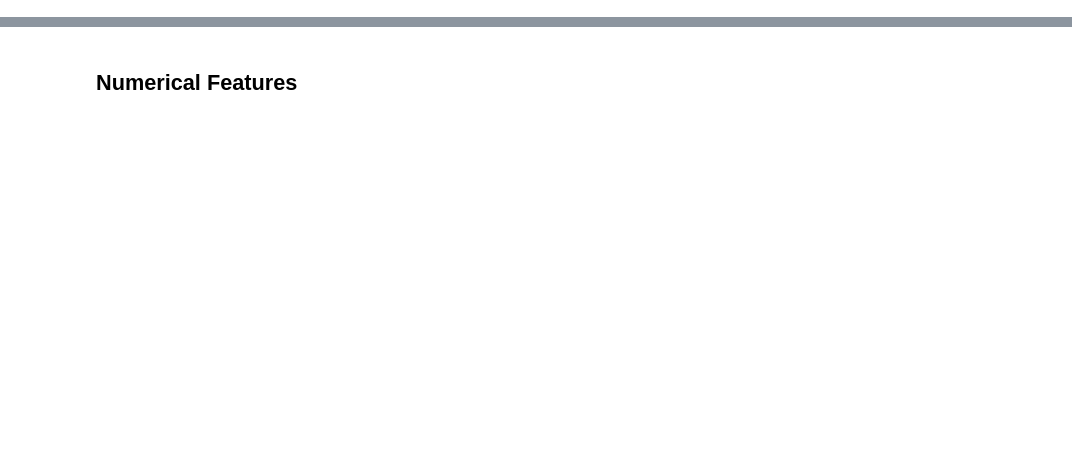
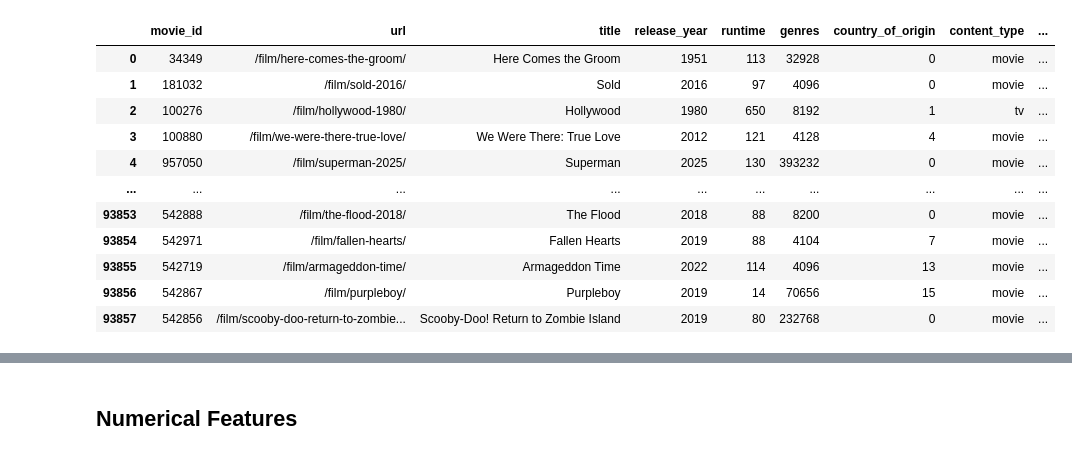
Before and after one commit to victorverma3/Letterboxd-Movie-Recommendations, a Jupyter notebook: backend/eda/feature_exploration.ipynb, the cells around one changed output, grey strips where cells are left out. Drawn from its saved outputs; the diff is of its cells as text; code cells hidden in the pictures; blank space fills up the shorter version.

```diff
--- a/backend/eda/feature_exploration.ipynb
+++ b/backend/eda/feature_exploration.ipynb
@@ -11,4 +12,17 @@ from data_processing import database
 # %%
 # Loads movie data
 movie_data = database.get_movie_data()
+movie_data
 # %% [output]
+|  | movie_id | url | title | release_year | runtime | genres | country_of_origin | content_type | ... |
+| 0 | 34349 | /film/here-comes-the-groom/ | Here Comes the Groom | 1951 | 113 | 32928 | 0 | movie | ... |
+| 1 | 181032 | /film/sold-2016/ | Sold | 2016 | 97 | 4096 | 0 | movie | ... |
+| 2 | 100276 | /film/hollywood-1980/ | Hollywood | 1980 | 650 | 8192 | 1 | tv | ... |
+| 3 | 100880 | /film/we-were-there-true-love/ | We Were There: True Love | 2012 | 121 | 4128 | 4 | movie | ... |
+| 4 | 957050 | /film/superman-2025/ | Superman | 2025 | 130 | 393232 | 0 | movie | ... |
+| ... | ... | ... | ... | ... | ... | ... | ... | ... | ... |
+| 93853 | 542888 | /film/the-flood-2018/ | The Flood | 2018 | 88 | 8200 | 0 | movie | ... |
+| 93854 | 542971 | /film/fallen-hearts/ | Fallen Hearts | 2019 | 88 | 4104 | 7 | movie | ... |
+| 93855 | 542719 | /film/armageddon-time/ | Armageddon Time | 2022 | 114 | 4096 | 13 | movie | ... |
+| 93856 | 542867 | /film/purpleboy/ | Purpleboy | 2019 | 14 | 70656 | 15 | movie | ... |
+| 93857 | 542856 | /film/scooby-doo-return-to-zombie... | Scooby-Doo! Return to Zombie Island | 2019 | 80 | 232768 | 0 | movie | ... |
```
Also changed, not shown: parts of 4 cells of this notebook.
